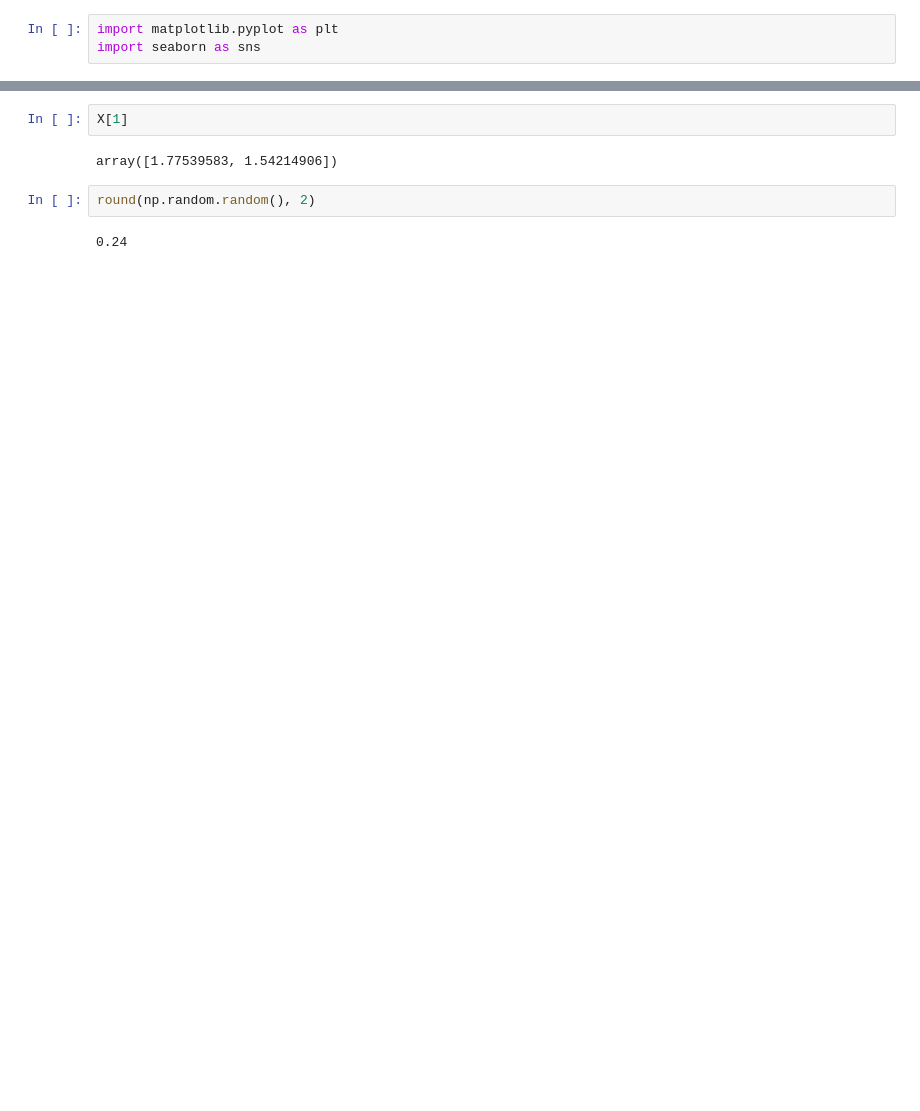
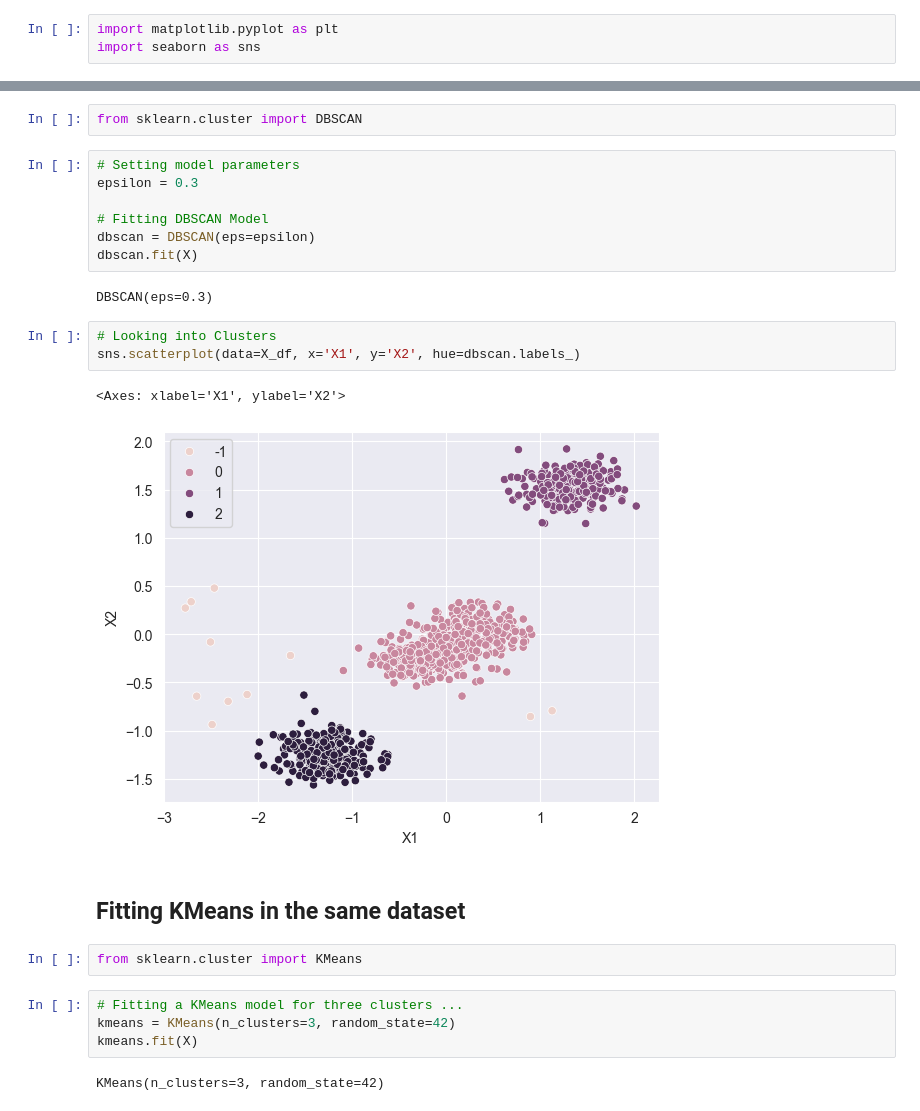
Before and after one commit to SahilLodha/AI_Classes_Notebooks, a Jupyter notebook: classical_ml/Sectionn 06 - Clustering Algorithms/dbscan_implementation.ipynb, the cells around one changed output, grey strips where cells are left out. Cells and saved outputs as stored; diff of their text form; blank space fills up the shorter version.

Commit message:
Adding The Regressor and the DBSCAN algorithm Codes.

```diff
--- a/classical_ml/Sectionn 06 - Clustering Algorithms/dbscan_implementation.ipynb
+++ b/classical_ml/Sectionn 06 - Clustering Algorithms/dbscan_implementation.ipynb
@@ -29,10 +32,29 @@ sns.scatterplot(data=X_df, x='X1', y='X2')
 <Axes: xlabel='X1', ylabel='X2'>
 [figure]
 # %%
-X[1]
+from sklearn.cluster import DBSCAN
-# %% [output]
-array([1.77539583, 1.54214906])
 # %%
-round(np.random.random(), 2)
+# Setting model parameters
+epsilon = 0.3
+
+# Fitting DBSCAN Model
+dbscan = DBSCAN(eps=epsilon)
+dbscan.fit(X)
 # %% [output]
-0.24
+DBSCAN(eps=0.3)
+# %%
+# Looking into Clusters
+sns.scatterplot(data=X_df, x='X1', y='X2', hue=dbscan.labels_)
+# %% [output]
+<Axes: xlabel='X1', ylabel='X2'>
+[figure, added]
+# %% [markdown]
+## Fitting KMeans in the same dataset
+# %%
+from sklearn.cluster import KMeans
+# %%
+# Fitting a KMeans model for three clusters ...
+kmeans = KMeans(n_clusters=3, random_state=42)
+kmeans.fit(X)
+# %% [output]
+KMeans(n_clusters=3, random_state=42)
```
Also changed, not shown: parts of 4 cells of this notebook, 12 other files.
